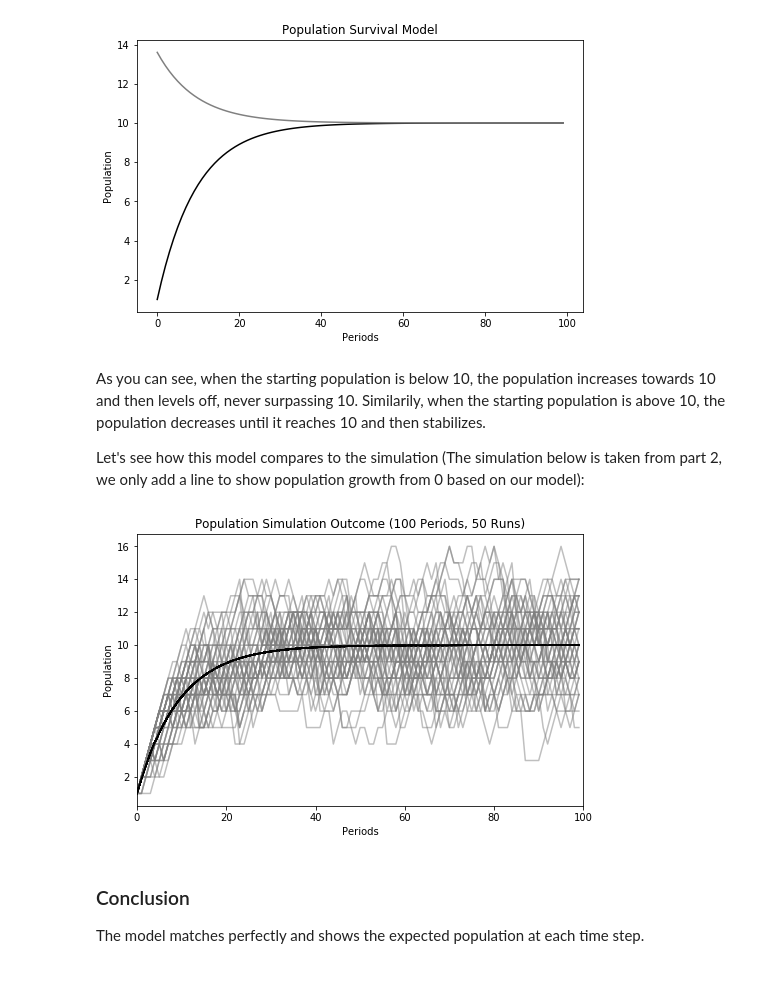
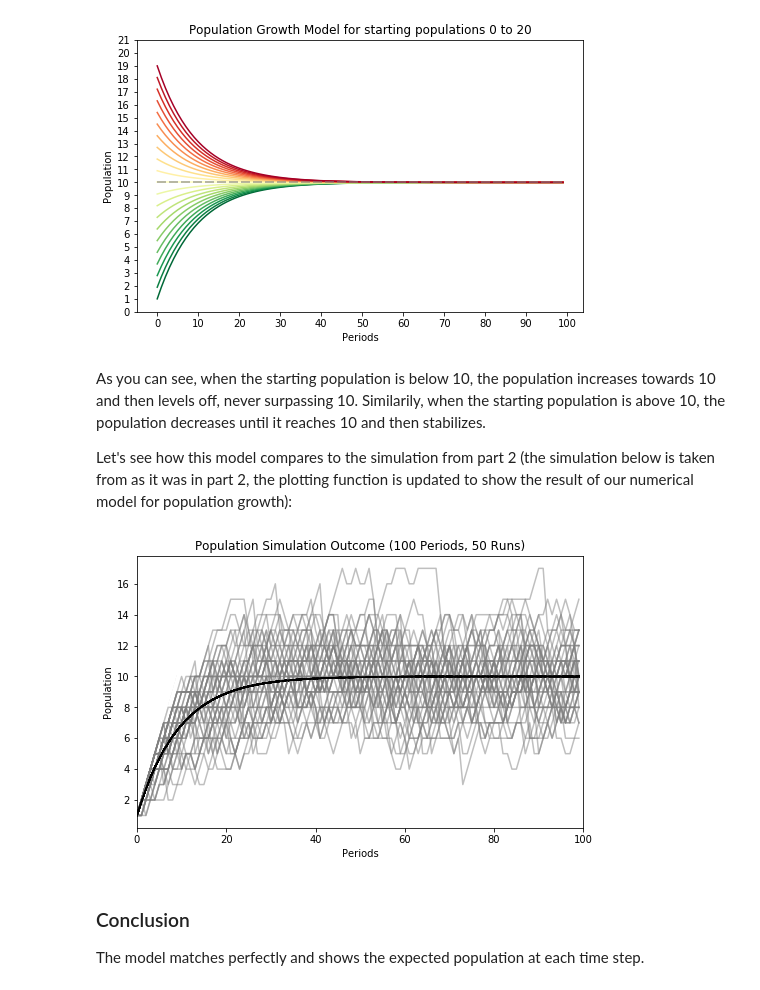
Before and after one commit to hansintheair/SimulatePopulation, a Jupyter notebook: PopulationGrowth_6.ipynb, the cells around one changed output. Saved outputs shown, nothing was run; the diff lists cells and outputs as text; code cells hidden in the pictures.

Commit message:
Updates to plots and descriptive text

```diff
--- a/PopulationGrowth_6.ipynb
+++ b/PopulationGrowth_6.ipynb
@@ -23,33 +27,61 @@ birth_rate = 1
 death_chance = 0.1
 n_periods = 100
 # %%
-''' Recursive function for popualtion growth with contstant birth rate and death chance'''
-def recursive_population(n_periods, death_chance, pop):
+def recursive_pop(n_periods, death_chance, pop):
+    ''' Recursive function for popualtion growth with contstant birth rate and
+        independent death chance'''
+
     p_function = []
     for i in range(0,n_periods):
         pop = pop*(1-death_chance)+1
         p_function.append(pop)
     return p_function
 
-# TODO: plot lines from 0 to 15 with gradient color black to light grey
-p_function_0 = recursive_population(n_periods, death_chance, 0)
-p_function_14 = recursive_population(n_periods, death_chance, 14)
+def pop_equilib(birth_rate, death_chance):
+    ''' Calculate the population equilibrium for population with constant birth rate
+        and independent death chance'''
 
-fig, ax = plt.subplots(figsize=(8,5))
-ax.set(
-    title=f"Population Survival Model",
-    xlabel="Periods",
-    ylabel="Population",
-)
-ax.plot(range(0, n_periods), p_function_0, color='k')
-ax.plot(range(0, n_periods), p_function_14, color='grey')
-plt.show()
+    return birth_rate/death_chance
+
+# Plot lines from 0 to 15 with gradient color black to light grey
+def plot_pop_growth(n_periods, birth_rate, death_chance, pop_range_min, pop_range_max):
+    ''' Plot population growth for starting populations in range plot_pop_range'''
+
+    # Calculate population equilibrium (plot equilibrum line)
+    pop_eq = pop_equilib(birth_rate, death_chance)
+
+    # Set up figure.
+    fig, ax = plt.subplots(figsize=(8,5))
+    ax.set(
+        title=f"Population Growth Model for starting populations {pop_range_min} to {pop_range_max-1}",
+        xlabel="Periods",
+        ylabel="Population",
+    )
+    ax.xaxis.set_major_locator(ticker.MultipleLocator(10))
+    ax.yaxis.set_major_locator(ticker.MultipleLocator(1))
+    ax.set_ylim((pop_eq -1 if pop_eq < pop_range_min else pop_range_min), (pop_eq + 1 if pop_eq > pop_range_max else pop_range_max))
+
+    # Set colormap
+    cmap = plt.get_cmap('RdYlGn_r')
+
+    # Add population growth lines for starting populations in specified range.
+    for pop0 in range(pop_range_min, pop_range_max):
+
+        p_function = recursive_pop(n_periods, death_chance, pop0)
+        # print(pop_range_max)
+        # print(pop0/pop_range_max, pop0/(pop_eq*2))
+        ax.plot(range(0, n_periods), p_function, color=cmap(pop0/(pop_eq*2)))
+
+    ax.plot(range(0, n_periods), [pop_eq for i in range(0, n_periods)], color='grey', alpha=0.75, dashes=[6, 2] )
+    plt.show()
+
+plot_pop_growth(n_periods, birth_rate,death_chance, 0, 21)
 # %% [output]
-[figure, old version]
+[figure, new version]
 # %% [markdown]
 As you can see, when the starting population is below 10, the population increases towards 10 and then levels off, never surpassing 10. Similarily, when the starting population is above 10, the population decreases until it reaches 10 and then stabilizes.
 
-Let's see how this model compares to the simulation (The simulation below is taken from part 2, we only add a line to show population growth from 0 based on our model):
+Let's see how this model compares to the simulation from part 2 (the simulation below is taken from as it was in part 2, the plotting function is updated to show the result of our numerical model for population growth):
 # %%
 def trial(chance):
     """ Returns the boolean outcome of a trial given it's chance of success."""
@@ -97,6 +129,9 @@ def run_sim(birth_rate, death_chance, n_periods, r_runs):
         xlim=(0, n_periods)
     )
 
+    # Run numerical model (simulation simplified by recursive function)
+    p_function = recursive_pop(n_periods, death_chance, 0)
+
     # Run simulation n times with r repeats.
     for r in range(r_runs):
         env = environment(birth_rate, death_chance)
@@ -108,7 +143,7 @@ def run_sim(birth_rate, death_chance, n_periods, r_runs):
 # Run the simulation
 run_sim(1, .1, 100, 50)
 # %% [output]
-[figure, old version]
+[figure, new version]
 # %% [markdown]
 ### Conclusion
 
```
Also changed, not shown: parts of 2 cells of this notebook, 2 other files.
